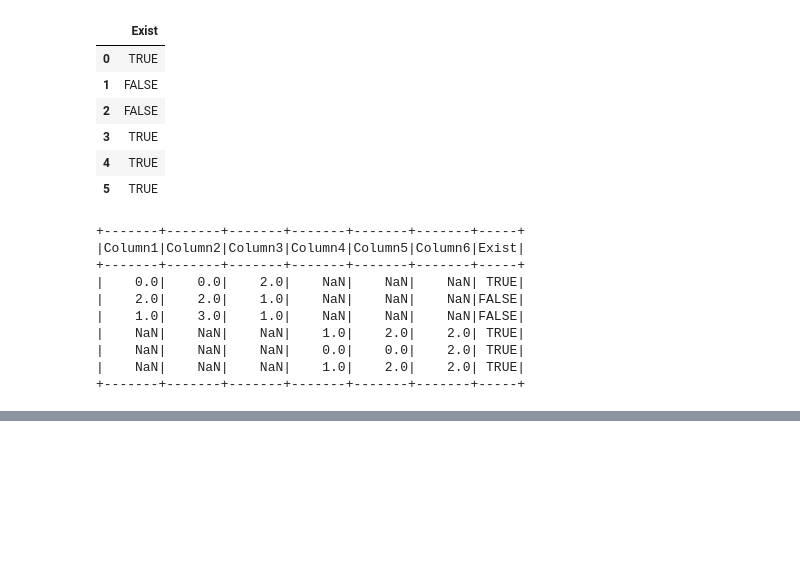
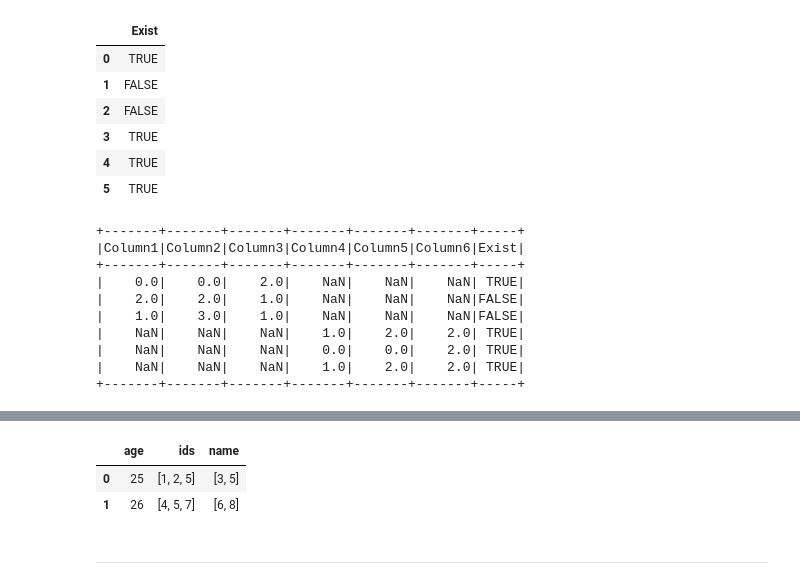
Before and after one commit to PDahal2871/Pyspark, a Jupyter notebook: Pyspark.ipynb, the cells around one changed output, grey strips where cells are left out. Drawn from its saved outputs; the diff is of its cells as text; code cells hidden in the pictures; blank space fills up the shorter version.

```diff
--- a/Pyspark.ipynb
+++ b/Pyspark.ipynb
@@ -966,0 +994,31 @@ final_df.show()
+# %%
+from collections import Counter
+
+def concatDuplicateColumns(df):
+    duplicate_cols = [] #to store duplicate column names
+    for col in dict(Counter(df.columns)):
+        if dict(Counter(df.columns))[col] >1:
+            duplicate_cols.append(col)
+
+    final_dict = {}
+    for cols in duplicate_cols:
+        final_dict[cols] = []  #initialize dict
+
+    for cols in duplicate_cols:
+        for ind in df.index.tolist():
+            final_dict[cols].append(df.loc[ind, cols].tolist())
+
+    df.drop(duplicate_cols, axis=1, inplace=True)
+    for cols in duplicate_cols:
+        df[cols] = final_dict[cols]
+    return df
+# %%
+final_df = concatDuplicateColumns(pd_df)
+# %%
+final_df
+# %% [output]
+|  | age | ids | name |
+| 0 | 25 | [1, 2, 5] | [3, 5] |
+| 1 | 26 | [4, 5, 7] | [6, 8] |
+# %% [markdown]
+---
```
Also changed, not shown: parts of 8 cells of this notebook.
